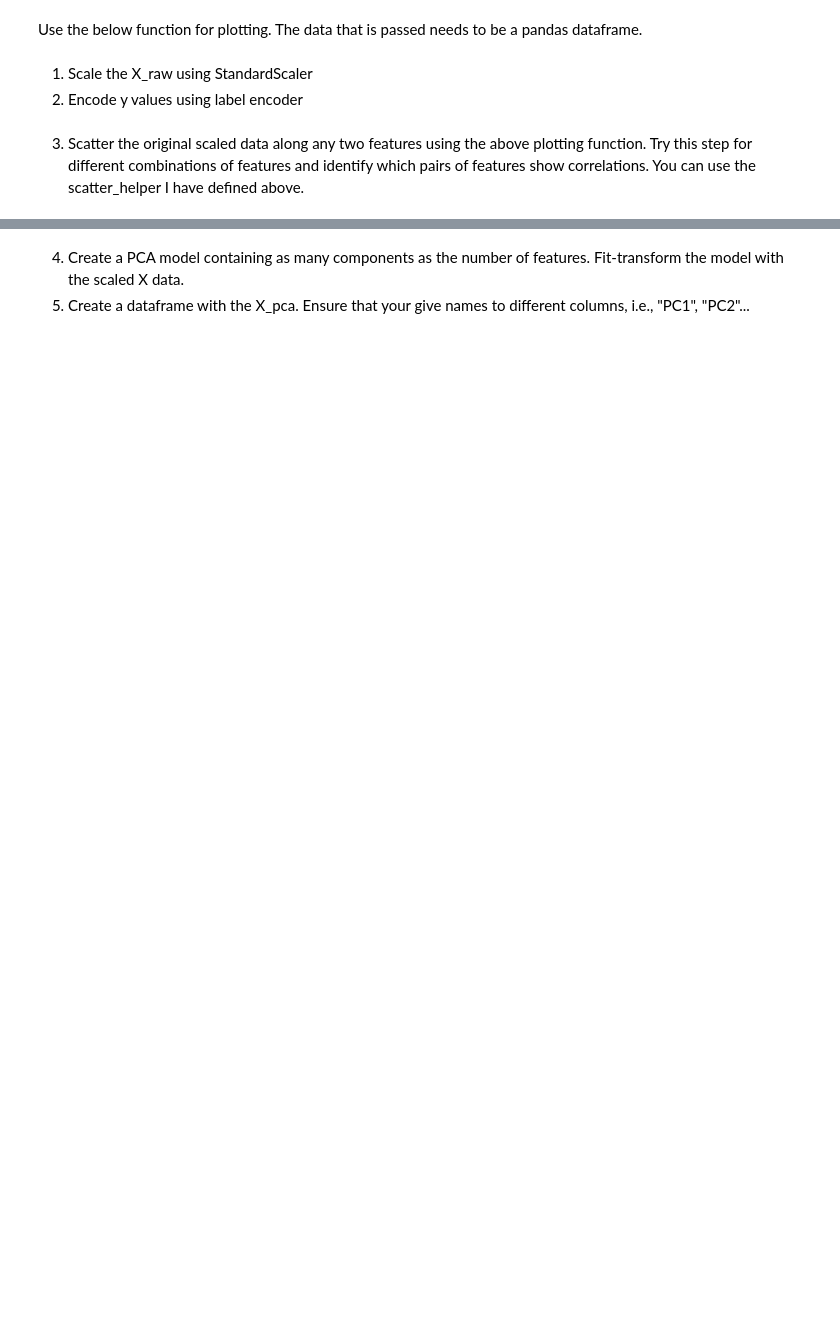
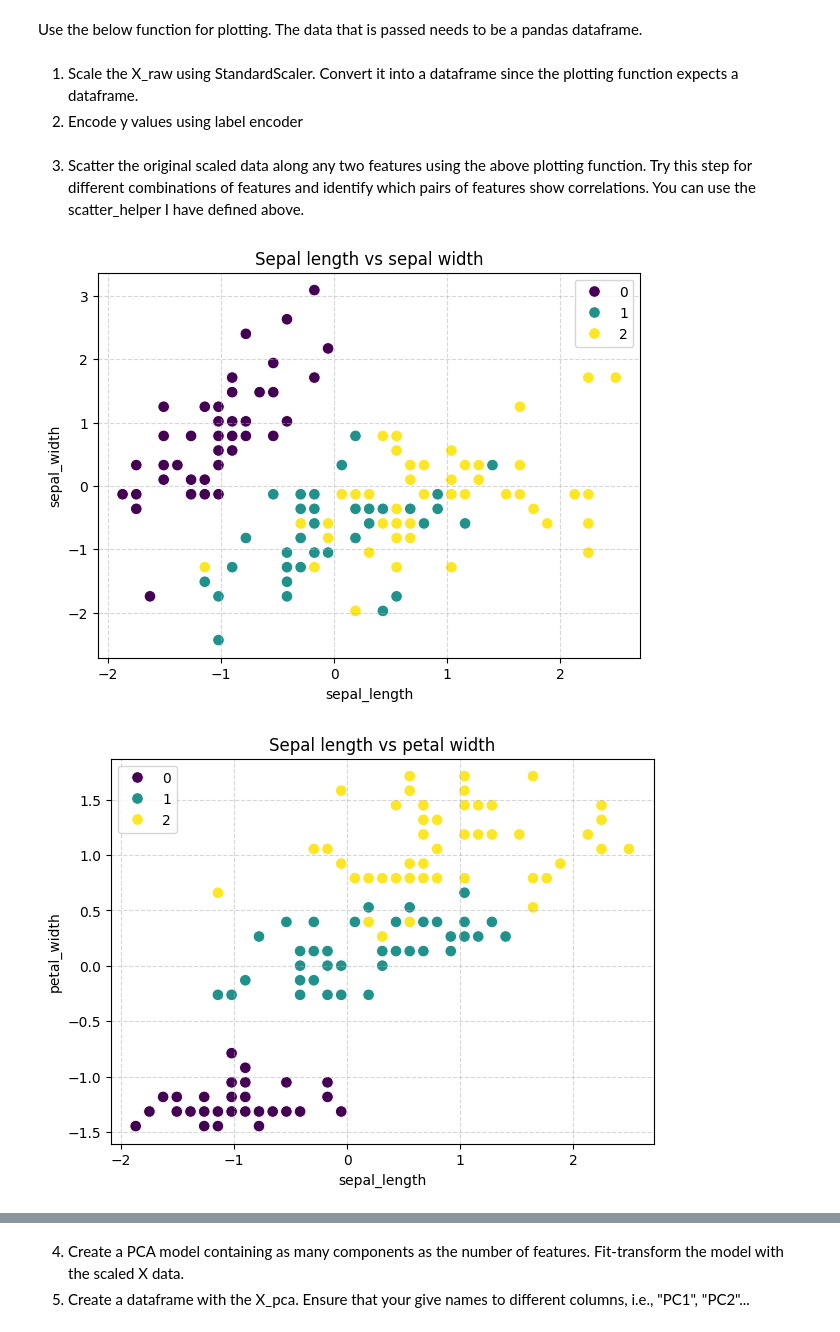
Before and after one commit to bhanu151/statistical-learning-course-2026, a Jupyter notebook: CSSL_10_PCA.ipynb, the cells around one changed output, grey strips where cells are left out. Drawn from its saved outputs; the diff is of its cells as text; code cells hidden in the pictures; blank space fills up the shorter version.

```diff
--- a/CSSL_10_PCA.ipynb
+++ b/CSSL_10_PCA.ipynb
@@ -25,5 +28,5 @@ def scatter_helper(data, x_axis_column_name, y_axis_column_name, encoded_class_l
     plt.grid(True, linestyle='--', alpha=0.5)
     plt.show()
 # %% [markdown]
-1. Scale the X_raw using StandardScaler
+1. Scale the X_raw using StandardScaler. Convert it into a dataframe since the plotting function expects a dataframe.
 2. Encode y values using label encoder
@@ -33,2 +33,17 @@ y =
+# %%
+scaler = StandardScaler()
+X_scaled = scaler.fit_transform(X_raw)
+X = pd.DataFrame(X_scaled, columns=X_raw.columns)
+y = LabelEncoder().fit_transform(y_raw)
 # %% [markdown]
 3. Scatter the original scaled data along any two features using the above plotting function. Try this step for different combinations of features and identify which pairs of features show correlations. You can use the scatter_helper I have defined above.
+# %%
+scatter_helper(X, "sepal_length", "sepal_width", y, "Sepal length vs sepal width")
+scatter_helper(X, "sepal_length", "petal_width", y, "Sepal length vs petal width")
+scatter_helper(X, "sepal_length", "petal_length", y, "Sepal length vs petal_length")
+scatter_helper(X, "petal_length", "sepal_width", y, "Petal length vs sepal width")
+scatter_helper(X, "petal_length", "petal_width", y, "Petal length vs petal width")
+scatter_helper(X, "petal_width", "sepal_width", y, "Petal width vs sepal width")
+# %% [output]
+[figure, added]
+[figure, added]
```
Also changed, not shown: parts of 16 cells of this notebook.
